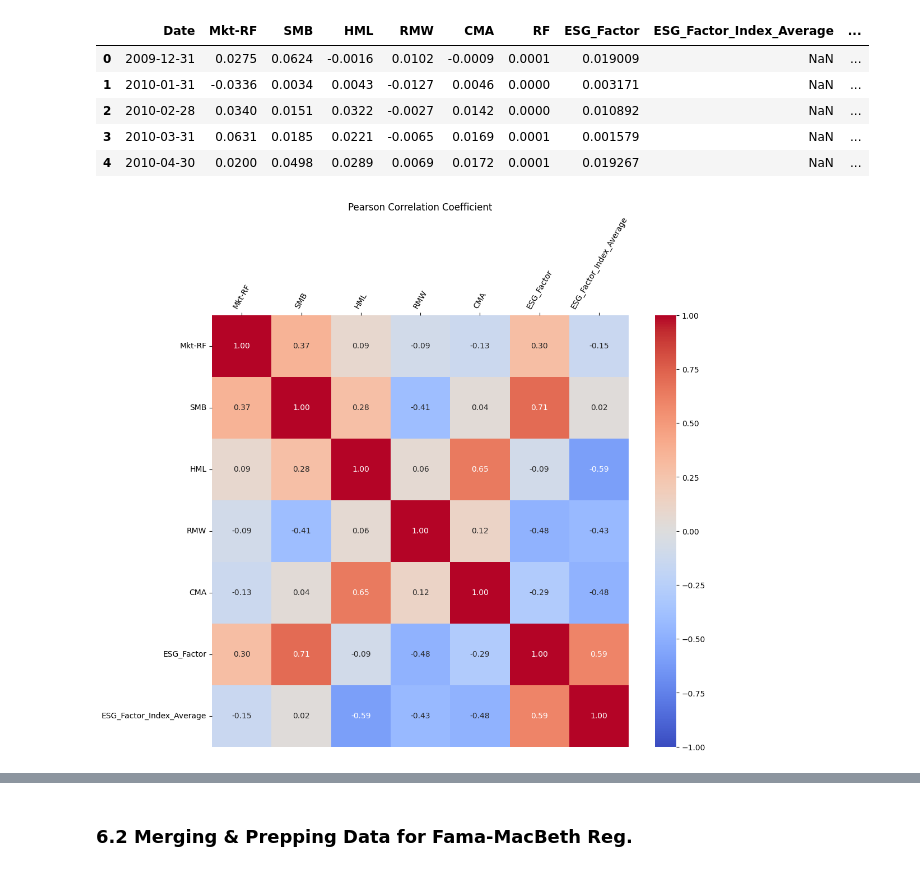
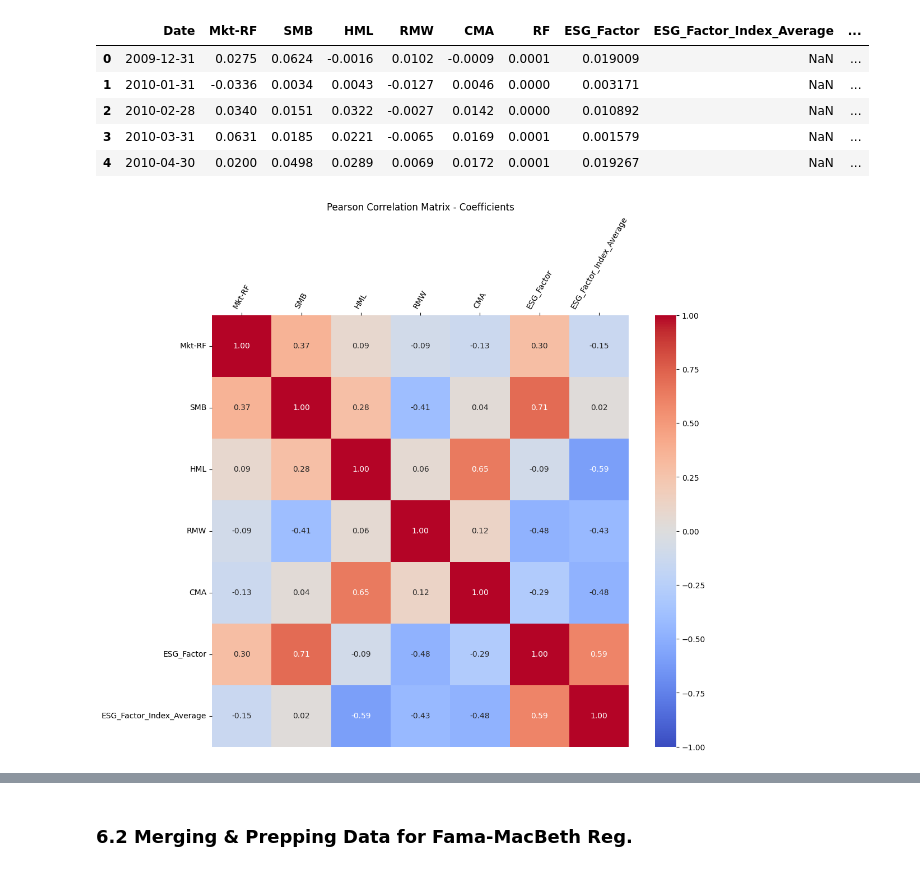
Before and after one commit to lkrsl/multi_factor_modelling_esg_factor_development, a Jupyter notebook: Part2_Factor_Analysis_V4.ipynb, the cells around one changed output, grey strips where cells are left out. Drawn from its saved outputs; the diff is of its cells as text; code cells hidden in the pictures.

```diff
--- a/Part2_Factor_Analysis_V4.ipynb
+++ b/Part2_Factor_Analysis_V4.ipynb
@@ -748,8 +788,9 @@ esg_data_mcap_analysis = esg_data.copy()
 
 esg_data_mcap_analysis["Date"] = pd.to_datetime(esg_data_mcap_analysis["Date"])
 esg_data_mcap_analysis["Date"] = esg_data_mcap_analysis["Date"].dt.date
-# %%
-esg_data_mcap_analysis["Difference"] = esg_data_mcap_analysis["MCap_High"] - esg_data_mcap_analysis["MCap_Low"]
+# %%
+esg_data_mcap_analysis["Difference_Total"] = esg_data_mcap_analysis["MCap_Total_High"] - esg_data_mcap_analysis["MCap_Total_Low"]
+esg_data_mcap_analysis["Difference_Average"] = esg_data_mcap_analysis["MCap_Average_High"] - esg_data_mcap_analysis["MCap_Average_Low"]
 # %%
 esg_data_mcap_analysis.head()
 # %% [output]
@@ -842,8 +895,30 @@ data_all_esg.head()
 
 factor_columns = ["Mkt-RF", "SMB", "HML", "RMW", "CMA", "ESG_Factor", "ESG_Factor_Index_Average"]
 
-corr_matrix = data_all_esg[factor_columns].corr()
+columns_all_esg = data_all_esg[factor_columns].columns
+# %%
+#Correlation & P-Value Matrices
+corr_matrix_pearson_all_esg = pd.DataFrame(index=columns_all_esg, columns=columns_all_esg, dtype=float)
+pval_matrix_pearson_all_esg = pd.DataFrame(index=columns_all_esg, columns=columns_all_esg, dtype=float)
+
+for col1 in columns_all_esg:
+    for col2 in columns_all_esg:
+
+        #If factor 1 = factor 2 then returns given values
+        if col1 == col2:
+          corr, pval = 1.0, 0.0
+        else:
+
+          #Drops missing values
+          cleaned_data = data_all_esg[[col1, col2]].dropna()
+
+          #Calculates correlation coefficient and p-value
+          corr, pval = pearsonr(cleaned_data[col1], cleaned_data[col2])
+
+        #Adds values to dataframes
+        corr_matrix_pearson_all_esg.loc[col1, col2] = corr
+        pval_matrix_pearson_all_esg.loc[col1, col2] = pval
 # %%
-plotHeatmap(corr_matrix, "Pearson Correlation Coefficient")
+plotHeatmap(corr_matrix_pearson_all_esg, "Pearson Correlation Matrix - Coefficients")
 # %% [output]
-[figure, old version]
+[figure, new version]
```
Also changed, not shown: parts of 22 cells of this notebook.
